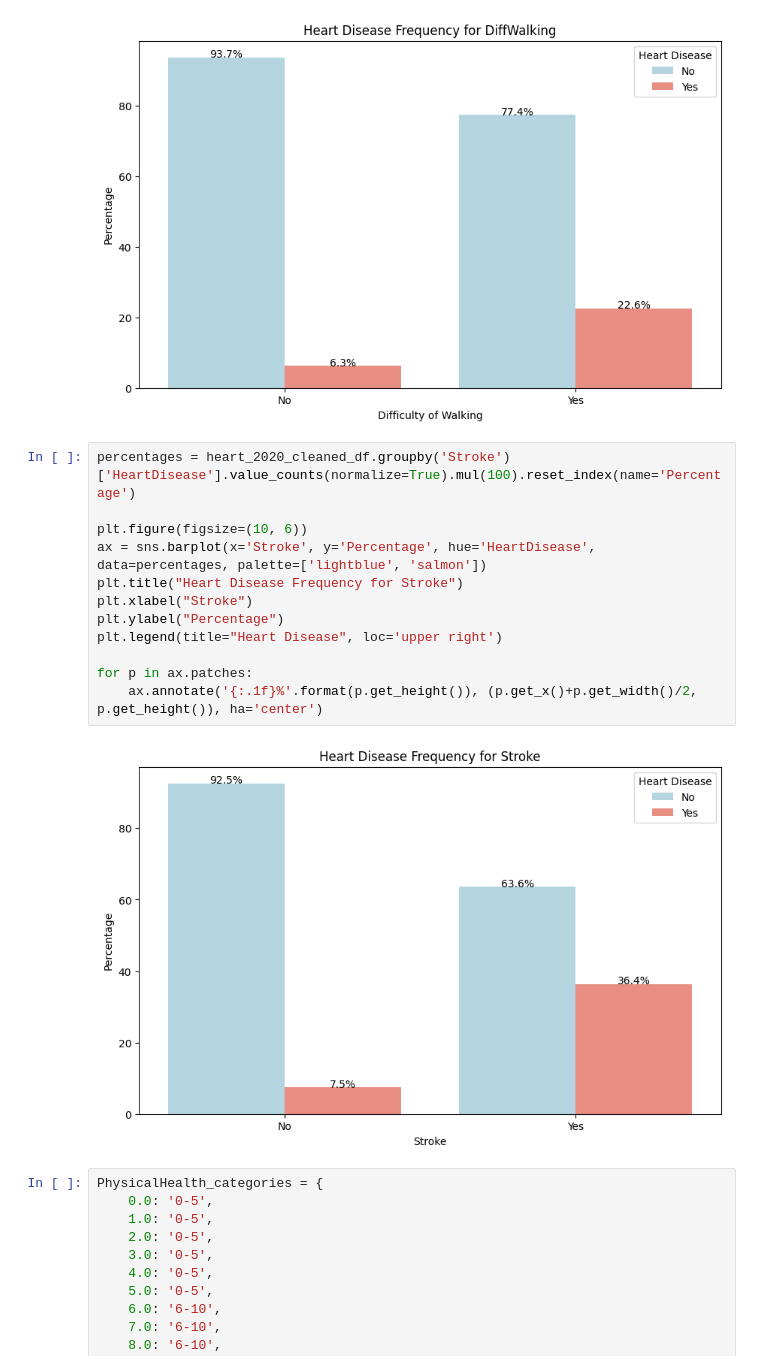
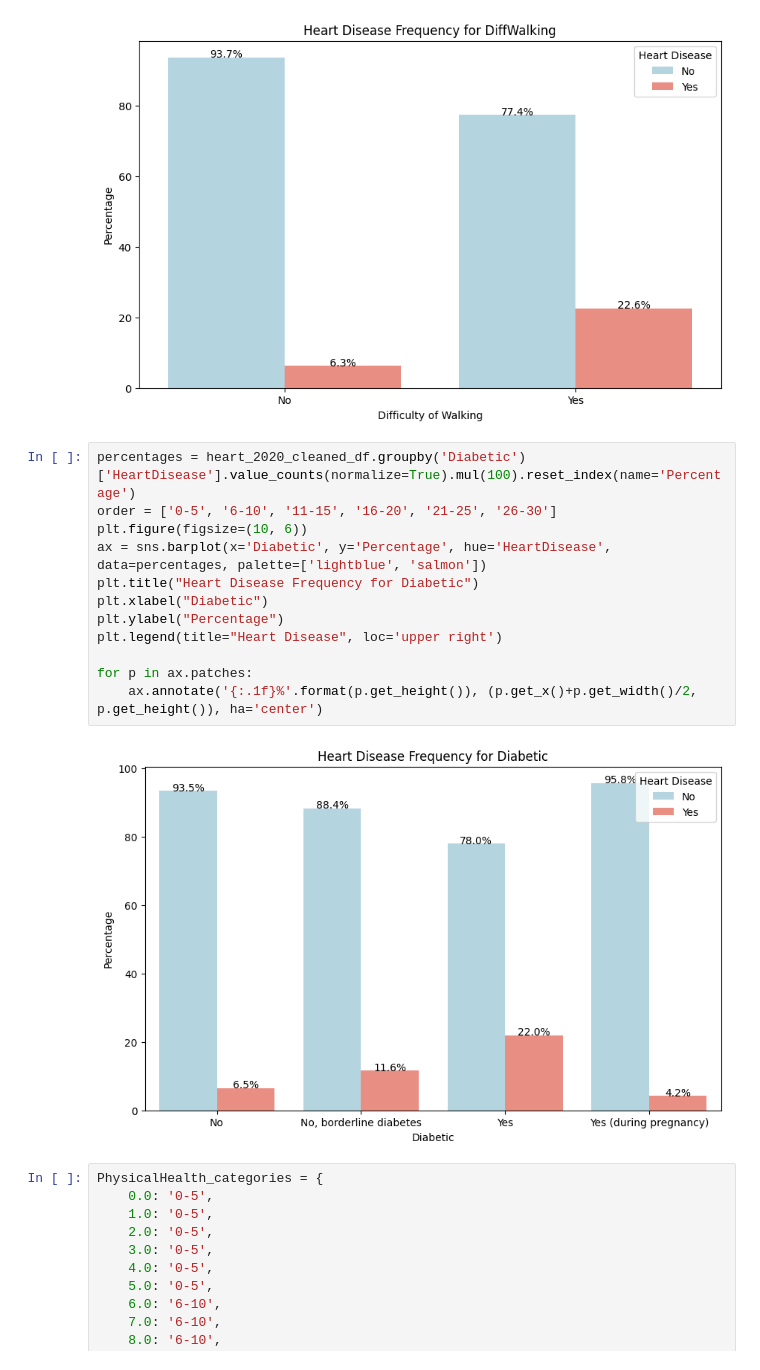
Before and after one commit to ShreeprasadSonar/ML-Project-Personal-Key-Indicators-of-Heart-Disease, a Jupyter notebook: ML-Project-Personal-Key-Indicators-of-Heart-Disease.ipynb, the cells around one changed output. Drawn from its saved outputs; the diff is of its cells as text.

Commit message:
Added images and some changes in notebook

```diff
--- a/ML-Project-Personal-Key-Indicators-of-Heart-Disease.ipynb
+++ b/ML-Project-Personal-Key-Indicators-of-Heart-Disease.ipynb
@@ -442,19 +442,19 @@ plt.show()
 # %% [output]
 [figure]
 # %%
-percentages = heart_2020_cleaned_df.groupby('Stroke')['HeartDisease'].value_counts(normalize=True).mul(100).reset_index(name='Percentage')
-
+percentages = heart_2020_cleaned_df.groupby('Diabetic')['HeartDisease'].value_counts(normalize=True).mul(100).reset_index(name='Percentage')
+order = ['0-5', '6-10', '11-15', '16-20', '21-25', '26-30']
 plt.figure(figsize=(10, 6))
-ax = sns.barplot(x='Stroke', y='Percentage', hue='HeartDisease', data=percentages, palette=['lightblue', 'salmon'])
-plt.title("Heart Disease Frequency for Stroke")
-plt.xlabel("Stroke")
+ax = sns.barplot(x='Diabetic', y='Percentage', hue='HeartDisease', data=percentages, palette=['lightblue', 'salmon'])
+plt.title("Heart Disease Frequency for Diabetic")
+plt.xlabel("Diabetic")
 plt.ylabel("Percentage")
 plt.legend(title="Heart Disease", loc='upper right')
 
 for p in ax.patches:
     ax.annotate('{:.1f}%'.format(p.get_height()), (p.get_x()+p.get_width()/2, p.get_height()), ha='center')
 # %% [output]
-[figure, old version]
+[figure, new version]
 # %%
 PhysicalHealth_categories = {
     0.0: '0-5',
```
Also changed, not shown: 9 other files.
